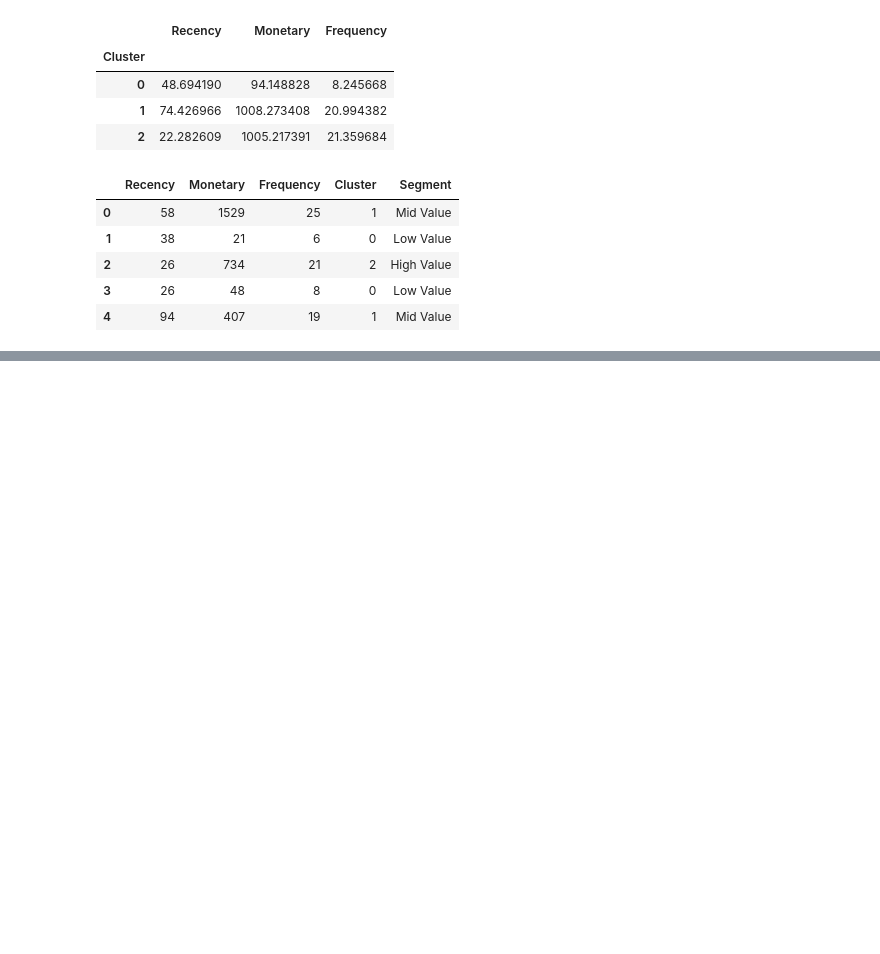
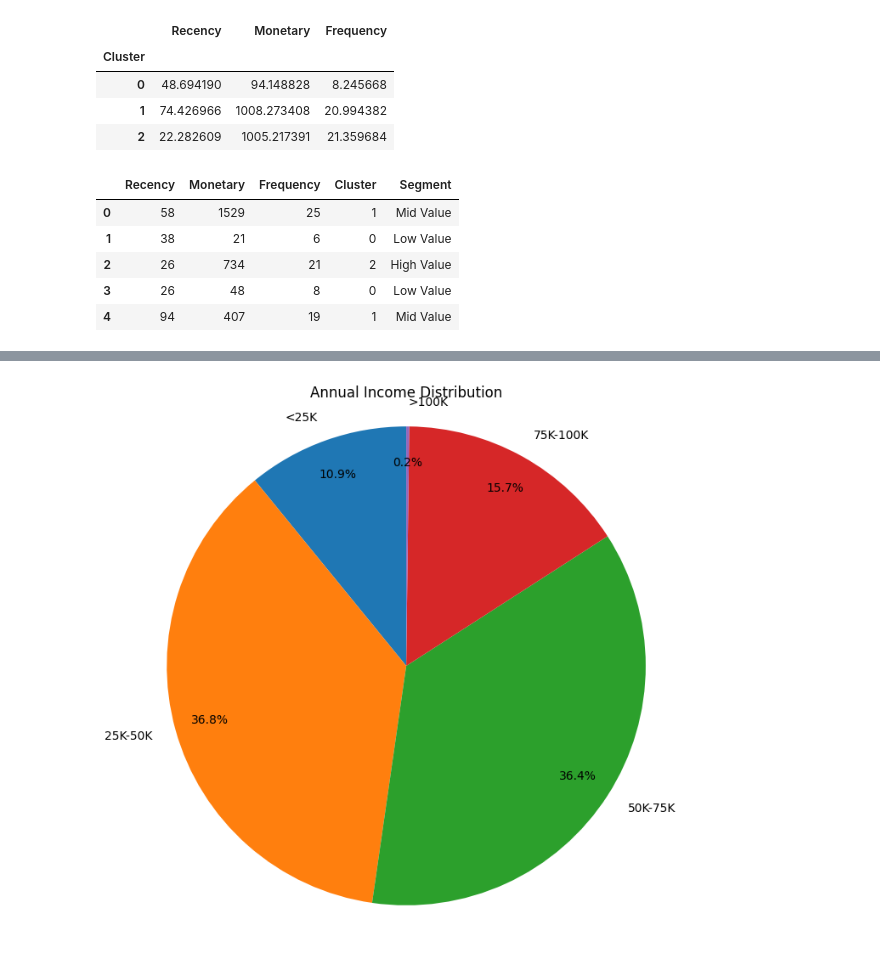
Before and after one commit to veenadarsanan/OASIS, a Jupyter notebook: customer_segmentation_analysis.ipynb, the cells around one changed output, grey strips where cells are left out. Cells and saved outputs as stored; diff of their text form; code cells hidden in the pictures; blank space fills up the shorter version.

```diff
--- a/customer_segmentation_analysis.ipynb
+++ b/customer_segmentation_analysis.ipynb
@@ -140,0 +145,20 @@ https://docs.google.com/spreadsheets/d/1bNTMKK_1gHkbZlmmPlnfUUKSeYel6SMC6discDT7
+# %%
+plt.figure(figsize=(8, 8))
+
+# Define income bins and labels
+income_bins = [0, 25000, 50000, 75000, 100000, df['Income'].max()]
+income_labels = ['<25K', '25K-50K', '50K-75K', '75K-100K', '>100K']
+
+# Categorize income into bins
+df['Income_Category'] = pd.cut(df['Income'], bins=income_bins, labels=income_labels, right=False)
+
+# Calculate the distribution of income categories
+income_distribution = df['Income_Category'].value_counts().sort_index()
+
+# Create the pie chart
+plt.pie(income_distribution, labels=income_distribution.index, autopct='%1.1f%%', startangle=90, pctdistance=0.85)
+plt.title('Annual Income Distribution')
+plt.axis('equal') # Equal aspect ratio ensures that pie is drawn as a circle.
+plt.show()
+# %% [output]
+[figure, added]
```
Also changed, not shown: parts of 3 cells of this notebook.
